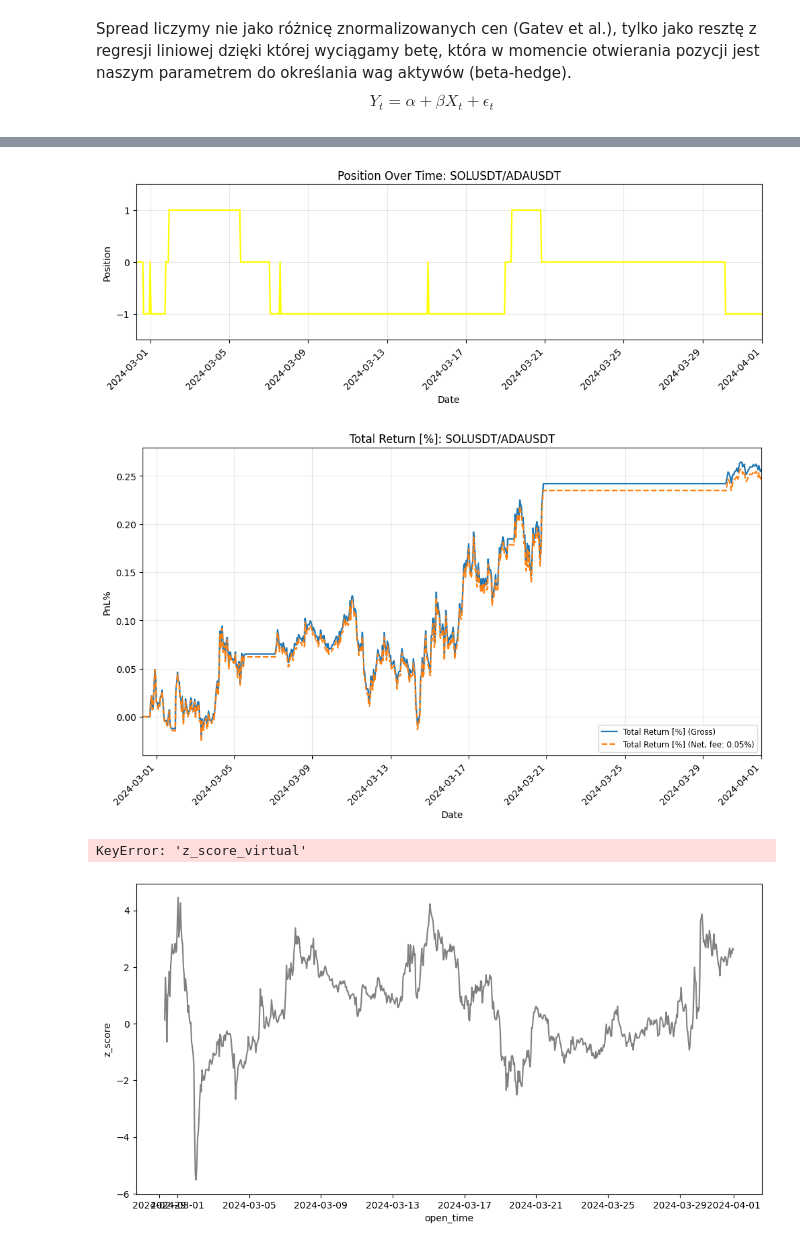
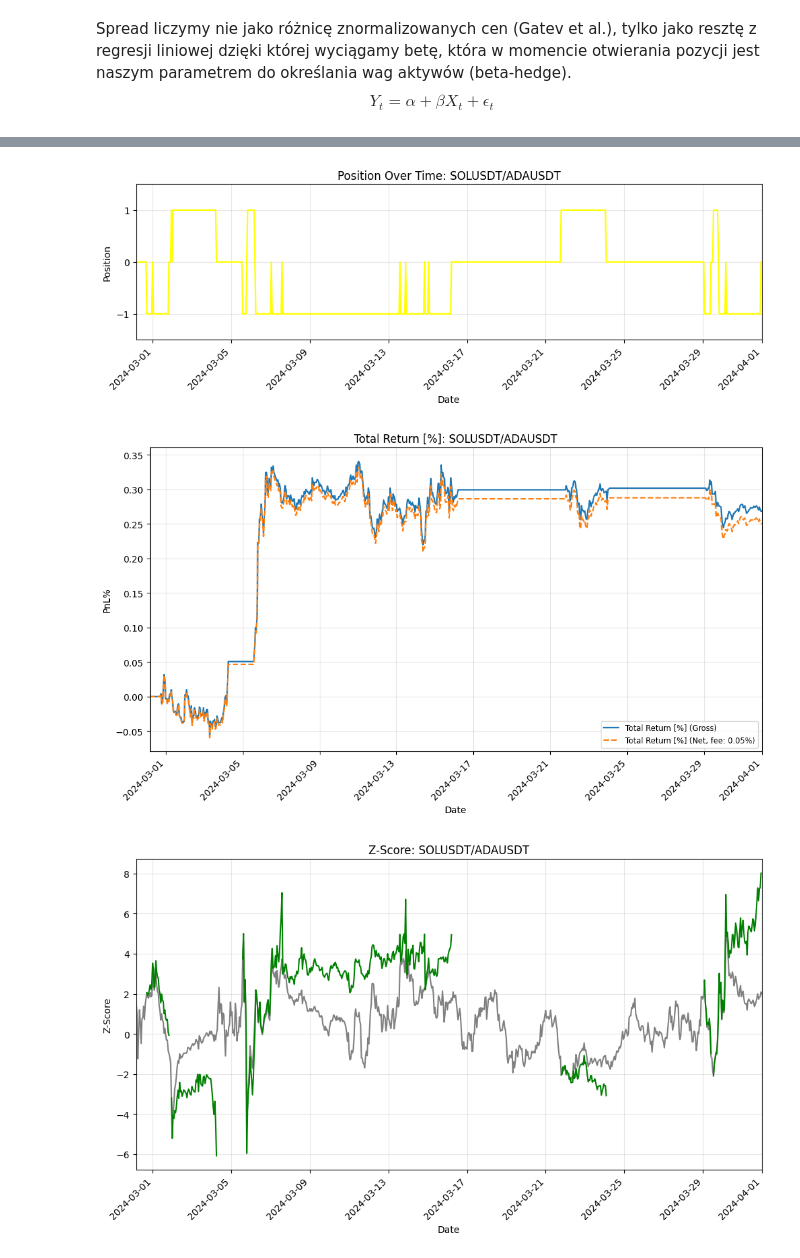
Before and after one commit to damianlebiedz/research-paper, a Jupyter notebook: notebooks/strategy.ipynb, the cells around one changed output, grey strips where cells are left out. Saved outputs shown, nothing was run; the diff lists cells and outputs as text; code cells hidden in the pictures.

Commit message:
Update strategy.py functions

```diff
--- a/notebooks/strategy.ipynb
+++ b/notebooks/strategy.ipynb
@@ -47,13 +47,14 @@ position_size = 1  # always 100% of portfolio
 entry_threshold = 2 # 2 std from z-score
 exit_threshold = 0
 stop_loss = 1.5 #1.5 of an entry threshold; 150%
-rolling_window = 200
+rolling_window = 100
 # %%
 # Load pair
 from modules.data_services.data_pipeline import load_pair
-from modules.data_services.data_utils import pre_training_start
+from modules.data_services.data_utils import pre_training_start, add_returns
 
 pt_start = pre_training_start(start=trading_start, interval=interval, rolling_window_steps=rolling_window)
 
 # data = load_pair(x=pairs_2[0].split('-')[0], y=pairs_2[0].split('-')[1], start=pt_start, end=trading_end, interval=interval)
-data = load_pair(x='SOLUSDT', y='ADAUSDT', start=pt_start, end=trading_end, interval=interval)
+pair = load_pair(x='SOLUSDT', y='ADAUSDT', start=pt_start, end=trading_end, interval=interval)
+add_returns(pair) # TODO: UWAGA - UCINA PIERWSZY WIERSZ; BRAĆ START O 1 INTERWAŁ MNIEJSZY
@@ -64,9 +83,9 @@ $$Y_t = \alpha + \beta X_t + \epsilon_t$$
 # Run strategy
 from modules.performance.strategy import run_strategy
 
-data.fee_rate = fee_rate
-data.initial_cash = initial_cash
+pair.fee_rate = fee_rate
+pair.initial_cash = initial_cash
 
-run_strategy(data, rolling_window, entry_threshold, exit_threshold, stop_loss, position_size, is_spread=False, static_hedge=False)
-data.data
+run_strategy(pair, rolling_window, entry_threshold, exit_threshold, stop_loss, position_size, is_spread=False, static_hedge=True, source="prices")
+pair.data
 # %% [output]
@@ -88,8 +107,8 @@ data.data
 # Calculate statistics
 from modules.performance.strategy import calculate_stats
 
-data.stats = calculate_stats(data)
-data.stats
+pair.stats = calculate_stats(pair)
+pair.stats
 # %% [output]
 |  | 0% fee | 0.05% fee |
 | metric |  |  |
@@ -114,12 +131,11 @@ data.stats
 # %%
 # Visualization
 from modules.visualization.plots import plot_pnl, plot_positions, plot_zscore
 
-plot_positions(data, 'strategy', False, True)
-plot_pnl(data, 'strategy', False, True)
-plot_zscore(data)
+plot_positions(pair, 'strategy', False, True)
+plot_pnl(pair, 'strategy', False, True)
+plot_zscore(pair)
 # %% [output]
-[figure, old version]
+[figure, new version]
-[figure, old version]
+[figure, new version]
-KeyError: 'z_score_virtual'
-[figure, old version]
+[figure, new version]
```
Also changed, not shown: parts of 4 cells of this notebook, 3 other files.
